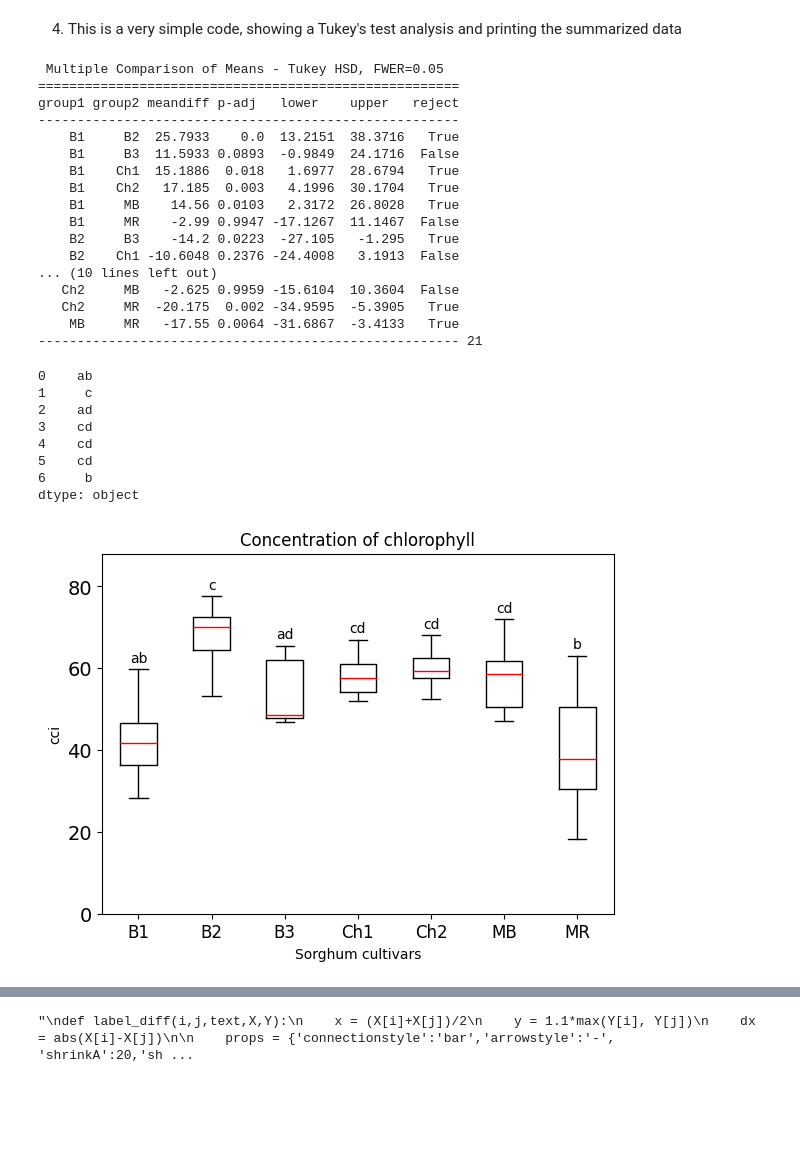
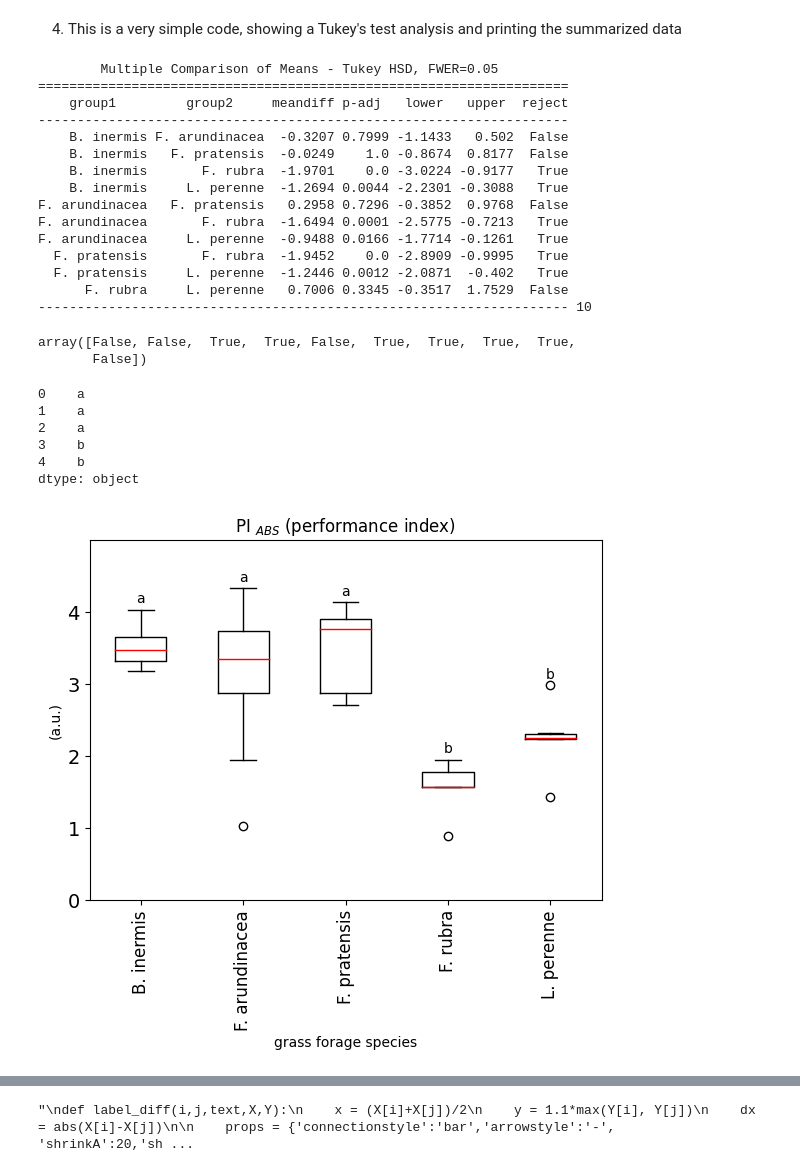
Before and after one commit to MKolaksazov/CBM_C3_C4_Metabolism-1, a Jupyter notebook: Colab code (graphs)/Tukey_test_letters.ipynb, the cells around one changed output, grey strips where cells are left out. Cells and saved outputs as stored; diff of their text form; code cells hidden in the pictures; blank space fills up the shorter version.

```diff
--- a/Colab code (graphs)/Tukey_test_letters.ipynb
+++ b/Colab code (graphs)/Tukey_test_letters.ipynb
@@ -13,23 +13,24 @@
 # %%
 # PARAMETERS
 
-file = 'CCI-2-stat.csv'
-y_height = 88 # height of the graph
-y_dist = 20 # distance between labels
-parameter = 'cci_c' # required column
+csv_file = "/content/exp_0726_OJIP_p_2.csv"
+#csv_file = "/content/CCI-2-stat.csv"
+y_height = 5 # height of the graph
+y_dist = 1 # distance between labels
+parameter = 'Pi_Abs' # required column
 
-x_label = 'Sorghum cultivars'
-'''
+x_label = 'grass forage species'
+
 title_main = 'CO$_2$ uptake (A$_{n}$)'
 y_label = r'$\mu$mol m$^{-2}$s$^{-1}$ CO$_2$'
 
-'''
 title_main = 'Concentration of chlorophyll'
 y_label = 'cci'
+
 # $\mu$g m$^{-2}$ chl (cci)
 
-# PI $_{ABS}$ (performance index)
-# (a.u.)
+title_main =  'PI $_{ABS}$ (performance index)'
+y_label = '(a.u.)'
 
 # TAC - water extracts
 # mM AAE g${^-1}$
@@ -61,7 +62,7 @@ mM AAE g${^-1}$
 import pandas as pd
 import numpy as np
 # exp_0726_OJIP_p
-df = pd.read_csv("/content/CCI-2-stat.csv", delimiter='\t', decimal=',') # delimiter '\t' or ';'
+df = pd.read_csv(csv_file, delimiter='\t', decimal=',') # delimiter '\t' or ';'
 # %% [markdown]
 1.2) Popping out the labels of the variation groups in a dataframe, called *'names'*.
 Transposing the dataframe, so that it can be easily processed by the covariance test analysis and matplotlib. Converting it into numpy array.
@@ -106,7 +125,7 @@ Name: groups, dtype: object
 1.4) Popping out the column with the desired parameter by writing the name in the 'pop' function, as well as transposing it.
 # %%
 params = df.pop(parameter) #required param
-transp_df = params.T
+transp_df = pd.to_numeric(params.T)
 
 #dff = np.array(params)
 # %% [markdown]
@@ -169,29 +188,30 @@ model = mc.MultiComparison(data['Value'], data['Variant'])
 result = model.tukeyhsd()
 
 print(result.summary(), len(result.reject))
+result.pvalues < 0.05
 # %% [output]
- Multiple Comparison of Means - Tukey HSD, FWER=0.05
-======================================================
-group1 group2 meandiff p-adj   lower    upper   reject
-------------------------------------------------------
-    B1     B2  25.7933    0.0  13.2151  38.3716   True
-    B1     B3  11.5933 0.0893  -0.9849  24.1716  False
-    B1    Ch1  15.1886  0.018   1.6977  28.6794   True
-    B1    Ch2   17.185  0.003   4.1996  30.1704   True
-    B1     MB    14.56 0.0103   2.3172  26.8028   True
-    B1     MR    -2.99 0.9947 -17.1267  11.1467  False
-    B2     B3    -14.2 0.0223  -27.105   -1.295   True
-    B2    Ch1 -10.6048 0.2376 -24.4008   3.1913  False
-... (10 lines left out)
-   Ch2     MB   -2.625 0.9959 -15.6104  10.3604  False
-   Ch2     MR  -20.175  0.002 -34.9595  -5.3905   True
-    MB     MR   -17.55 0.0064 -31.6867  -3.4133   True
------------------------------------------------------- 21
+        Multiple Comparison of Means - Tukey HSD, FWER=0.05
+====================================================================
+    group1         group2     meandiff p-adj   lower   upper  reject
+--------------------------------------------------------------------
+    B. inermis F. arundinacea  -0.3207 0.7999 -1.1433   0.502  False
+    B. inermis   F. pratensis  -0.0249    1.0 -0.8674  0.8177  False
+    B. inermis       F. rubra  -1.9701    0.0 -3.0224 -0.9177   True
+    B. inermis     L. perenne  -1.2694 0.0044 -2.2301 -0.3088   True
+F. arundinacea   F. pratensis   0.2958 0.7296 -0.3852  0.9768  False
+F. arundinacea       F. rubra  -1.6494 0.0001 -2.5775 -0.7213   True
+F. arundinacea     L. perenne  -0.9488 0.0166 -1.7714 -0.1261   True
+  F. pratensis       F. rubra  -1.9452    0.0 -2.8909 -0.9995   True
+  F. pratensis     L. perenne  -1.2446 0.0012 -2.0871  -0.402   True
+      F. rubra     L. perenne   0.7006 0.3345 -0.3517  1.7529  False
+-------------------------------------------------------------------- 10
+array([False, False,  True,  True, False,  True,  True,  True,  True,
+       False])
 # %%
 import scipy.stats as stats
 import matplotlib.pyplot as plt
 
-y_ticks = range(0, y_height, y_dist)
+y_ticks = np.round(np.arange(0, y_height, y_dist), 1)
 # %%
 # define columns for data and then grouping
 col_to_group='Variant'
@@ -258,13 +278,11 @@ for cn in np.arange(len(df_ltr.columns)):
 df_ltr=df_ltr.astype(str)
 df_ltr.sum(axis=1)
 # %% [output]
-0    ab
-1     c
-2    ad
-3    cd
-4    cd
-5    cd
-6     b
+0    a
+1    a
+2    a
+3    b
+4    b
 dtype: object
 # %%
 def draw_letters(y, follow_bars):
@@ -282,35 +300,35 @@ def draw_letters(y, follow_bars):
 
 #Now to plot like R with a violing plot
 fig,ax=plt.subplots()
 data.boxplot(column=col_for_data, by=col_to_group,ax=ax,fontsize=14,
              medianprops=dict(color='red'),
              boxprops=dict(color='black'),
              whiskerprops=dict(color='black')
              )
 #, #patch_artist=True)
 
 #,showmeans=True
 #,boxprops=dict(linewidth=2.0),whiskerprops=dict(linewidth=2.0))  #This makes the boxplot
 
 grps=pd.unique(data[col_to_group].values)   #Finds the group names
 grps.sort() # This is critical!  Puts the groups in alphabeical order to make it match the plotting
 
 #props=dict(facecolor='white',alpha=1)
 
 draw_letters(y_height, True)
 
 plt.ylim(ymax=y_height)
 ax.set_yticks(y_ticks)
 
-ax.set_xticklabels(grps,rotation=0,fontsize=12)
+ax.set_xticklabels(grps,rotation=90,fontsize=12)
 
 ax.set(title=title_main, ylabel=y_label, xlabel=x_label)
 fig.suptitle('')
 
 plt.grid(False)
 #fig.savefig('anovatest.jpg',dpi=600,bbox_inches='tight')
 # %% [output]
-[figure, old version]
+[figure, new version]
 # %%
 stat_result = data.groupby(['Variant'], as_index=False).agg(
                       {'Value':['mean','std']})
```
Also changed, not shown: parts of 5 cells of this notebook.
